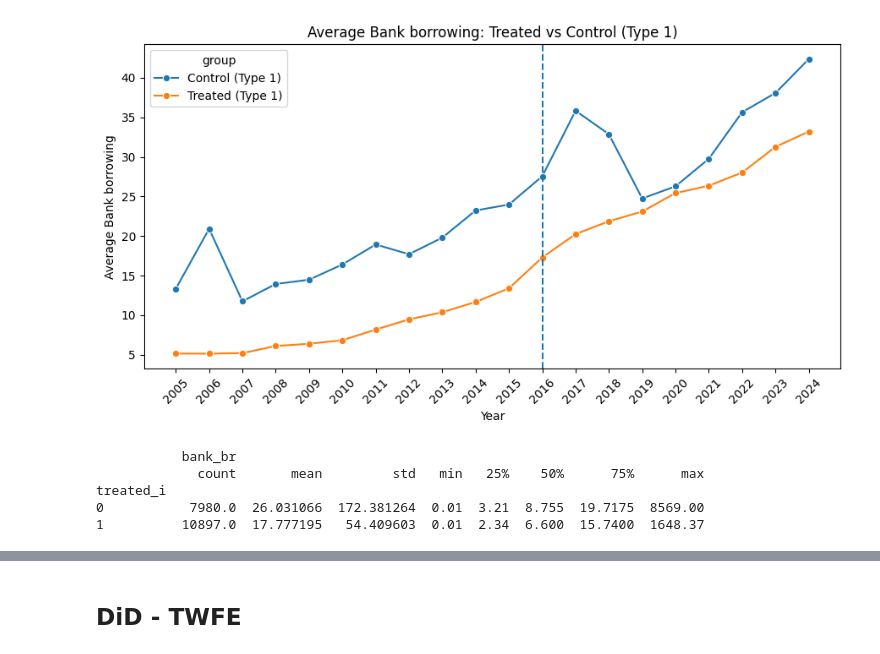
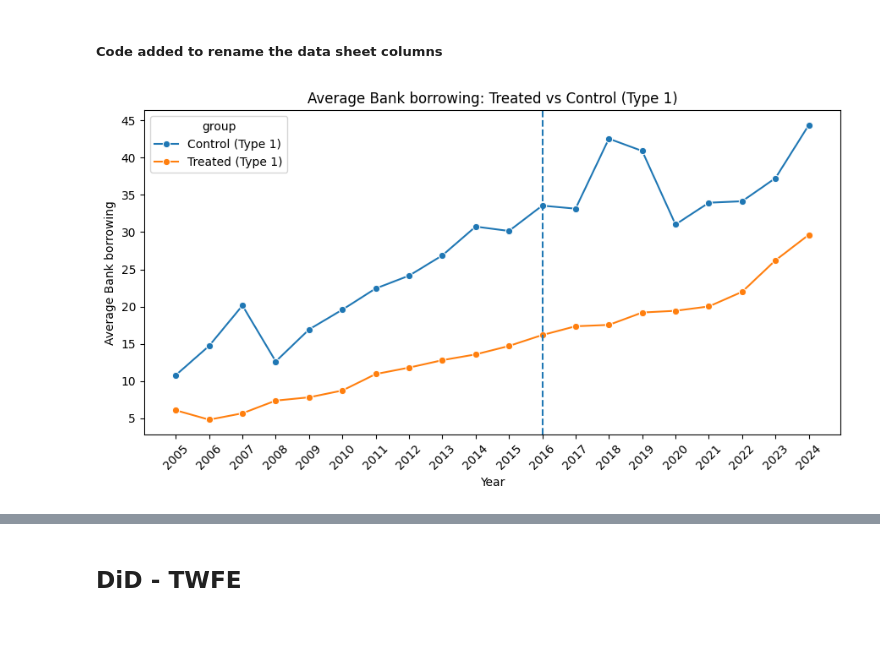
Before and after one commit to shvbzt8/PSL2025_EDA, a Jupyter notebook: master.ipynb, the cells around one changed output, grey strips where cells are left out. Cells and saved outputs as stored; diff of their text form; code cells hidden in the pictures; blank space fills up the shorter version.

Commit message:
new data added

```diff
--- a/master.ipynb
+++ b/master.ipynb
@@ -0,0 +1,2 @@
+# %% [markdown]
+##### Code added to rename the data sheet columns
@@ -2,63 +14,55 @@
 import pandas as pd
 import numpy as np
 
-df = pd.read_csv("renamed_master_sheet_.csv")
+df = pd.read_csv("renamed_master_nic_data.csv")
+ID_COL = "Company Name"
 
-ID_COL = "Comp_name"
+df["2D_NIC"] = df["NIC code"].apply(lambda x: int(str(x)[:2]) if len(str(x)) >= 2 else x)
 
+# --------------------------
+# Type 1: ONLY 2015 size
+# --------------------------
+size_2015 = df["firm_size_2015"]
+
+treated_type1 = size_2015.between(6, 10, inclusive="left") & size_2015.notna()   # [6,10)
+control_type1 = size_2015.between(10, 14, inclusive="left") & size_2015.notna()  # [10,14)
+
+df["treated_type1"] = treated_type1.astype(int)
+df["control_type1"] = control_type1.astype(int)
+
+# Reshape to long format
 panel = (
     pd.wide_to_long(
         df,
-        stubnames=["firm_size", "bank_br", "fin_br", "total_br"],
+        stubnames=["firm_size", "total_br", "bank_br"],
         i=ID_COL,
         j="year",
         sep="_",
-        suffix=r"\d{4}"   # matches 2005, 2006, ...
+        suffix=r"\d{4}"
     )
     .reset_index()
 )
 
 # numeric conversion
-num_cols = ["firm_size", "bank_br", "fin_br", "total_br"]
+num_cols = ["firm_size", "total_br", "bank_br"]
 panel[num_cols] = panel[num_cols].apply(pd.to_numeric, errors="coerce")
 
 panel["year"] = panel["year"].astype(int)
 panel = panel.sort_values([ID_COL, "year"]).reset_index(drop=True)
 
-# static treatment/control based ONLY on 2015 firm size
-size_2015 = (
-    panel.loc[panel["year"] == 2015]
-         .set_index(ID_COL)["firm_size"]
-)
-
-panel["treated_i"] = (
-    panel[ID_COL].map(size_2015)
-    .between(6, 10, inclusive="left")   # [7,10)
-    .astype(int)
-)
-
-panel["control_i"] = (
-    panel[ID_COL].map(size_2015)
-    .between(10, 14, inclusive="left")  # [10,13)
-    .astype(int)
-)
-
 # keep only treated + control firms
-panel = panel[(panel["treated_i"] == 1) | (panel["control_i"] == 1)].copy()
+panel = panel[(panel["treated_type1"] == 1) | (panel["control_type1"] == 1)].copy()
 
 # DiD time dummies
 panel["post"] = (panel["year"] > 2015).astype(int)
-panel["did"]  = panel["treated_i"] * panel["post"]
+panel["did"]  = panel["treated_type1"] * panel["post"]
 
-# outcome transform (bank borrowing is never zero)
+# outcome transform
 panel["log_bank_br"] = np.log1p(panel["bank_br"])
 panel["log_total_br"] = np.log(panel["total_br"])
-panel["log_fin_br"] = np.log(panel["fin_br"])
 
 # keep rows used in regressions/plots
 panel = panel.dropna(subset=["bank_br", "log_bank_br"]).copy()
-
-
 
 import seaborn as sns
 import matplotlib.pyplot as plt
@@ -66,55 +70,42 @@ import matplotlib.pyplot as plt
 borrow_choice = input(
     "Choose borrowing type to plot:\n"
     "1 = Bank borrowing\n"
-    "2 = Financial institution borrowing\n"
-    "3 = Total borrowing\n"
-    "Enter 1, 2, or 3: "
+    "2 = Total borrowing\n"
+    "Enter 1 or 2: "
 ).strip()
 
-borrow_map = {"1": "bank_br", "2": "fin_br", "3": "total_br"}
+borrow_map = {"1": "bank_br", "2": "total_br"}
 if borrow_choice not in borrow_map:
-    raise ValueError("Invalid choice. Enter 1, 2, or 3.")
+    raise ValueError("Invalid choice. Enter 1 or 2.")
 yvar = borrow_map[borrow_choice]
 
 how = input("Choose aggregation type ('mean' or 'sum'): ").strip().lower()
 if how not in ["mean", "sum"]:
     raise ValueError("Invalid input. Enter 'mean' or 'sum'.")
 
 borrow_label_map = {
     "bank_br": "Bank borrowing",
-    "fin_br": "Financial institution borrowing",
-    "total_br": "Total borrowing",
+    "total_br": "Total borrowing"
 }
 
 plot_df = panel.copy()
-plot_df["group"] = np.where(plot_df["treated_i"] == 1, "Treated (Type 1)", "Control (Type 1)")
+plot_df["group"] = np.where(plot_df["treated_type1"] == 1, "Treated (Type 1)", "Control (Type 1)")
 
 if how == "mean":
     plot_df = plot_df.groupby(["year", "group"], as_index=False)[yvar].mean()
 else:
     plot_df = plot_df.groupby(["year", "group"], as_index=False)[yvar].sum()
 
 plt.figure(figsize=(9, 5))
 sns.lineplot(data=plot_df, x="year", y=yvar, hue="group", marker="o", errorbar=None)
 plt.axvline(2016, linestyle="--", linewidth=1.5)
 plt.xlabel("Year")
 
 ylabel = f"Average {borrow_label_map[yvar]}" if how == "mean" else f"Total {borrow_label_map[yvar]}"
 plt.ylabel(ylabel)
 plt.title(f"{ylabel}: Treated vs Control (Type 1)")
 plt.xticks(sorted(plot_df["year"].unique()), rotation=45)
 plt.tight_layout()
 plt.show()
 # %% [output]
-[figure, old version]
+[figure, new version]
-# %%
-
-
-summary_by_firm = panel.groupby('treated_i')[['bank_br']].describe()
-print(summary_by_firm)
-# %% [output]
-           bank_br
-             count       mean         std   min   25%    50%      75%      max
-treated_i
-0           7980.0  26.031066  172.381264  0.01  3.21  8.755  19.7175  8569.00
-1          10897.0  17.777195   54.409603  0.01  2.34  6.600  15.7400  1648.37
```
Also changed, not shown: parts of 6 cells of this notebook.
